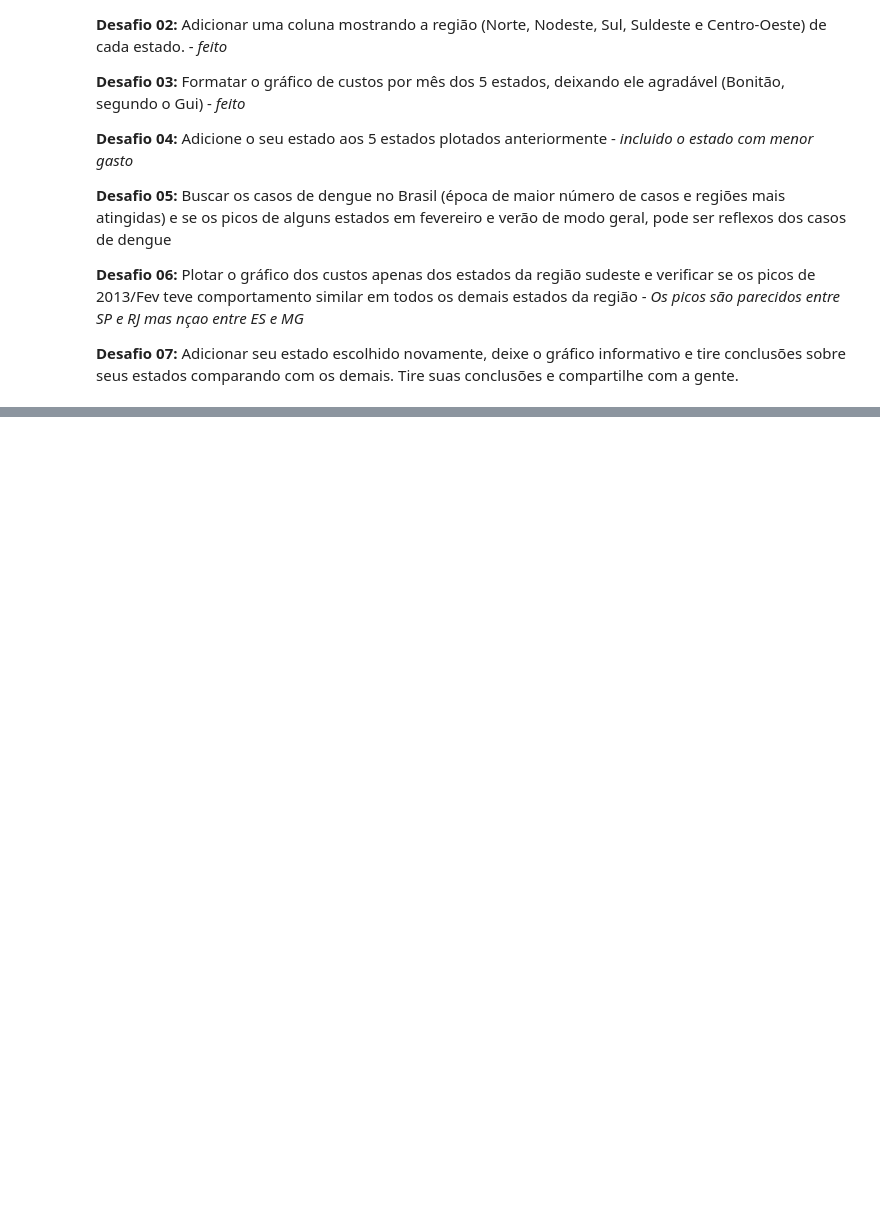
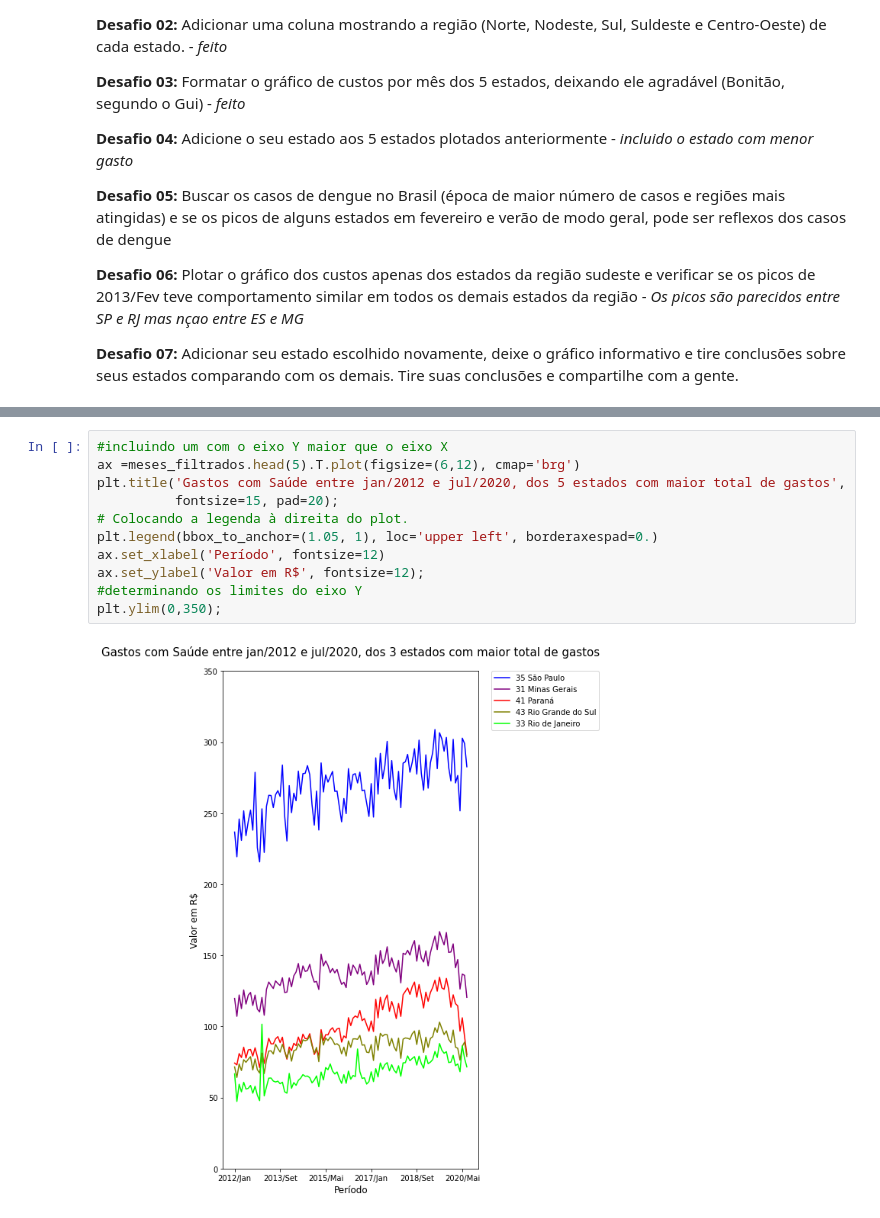
Before and after one commit to ClarisseAlvarenga/bootcamp_datascience_alura, a Jupyter notebook: SEMANA01/Bootcamp_DataScience_Alura_Semana_1.ipynb, the cells around one changed output, grey strips where cells are left out. Drawn from its saved outputs; the diff is of its cells as text; blank space fills up the shorter version.

```diff
--- a/SEMANA01/Bootcamp_DataScience_Alura_Semana_1.ipynb
+++ b/SEMANA01/Bootcamp_DataScience_Alura_Semana_1.ipynb
@@ -445,0 +574,13 @@ ax.set_ylabel('Valor em R$');
+# %%
+#incluindo um com o eixo Y maior que o eixo X
+ax =meses_filtrados.head(5).T.plot(figsize=(6,12), cmap='brg')
+plt.title('Gastos com Saúde entre jan/2012 e jul/2020, dos 5 estados com maior total de gastos',
+          fontsize=15, pad=20);
+# Colocando a legenda à direita do plot.
+plt.legend(bbox_to_anchor=(1.05, 1), loc='upper left', borderaxespad=0.)
+ax.set_xlabel('Período', fontsize=12)
+ax.set_ylabel('Valor em R$', fontsize=12);
+#determinando os limites do eixo Y
+plt.ylim(0,350);
+# %% [output]
+[figure, added]
```
Also changed, not shown: parts of 33 cells of this notebook, 3 other files.
